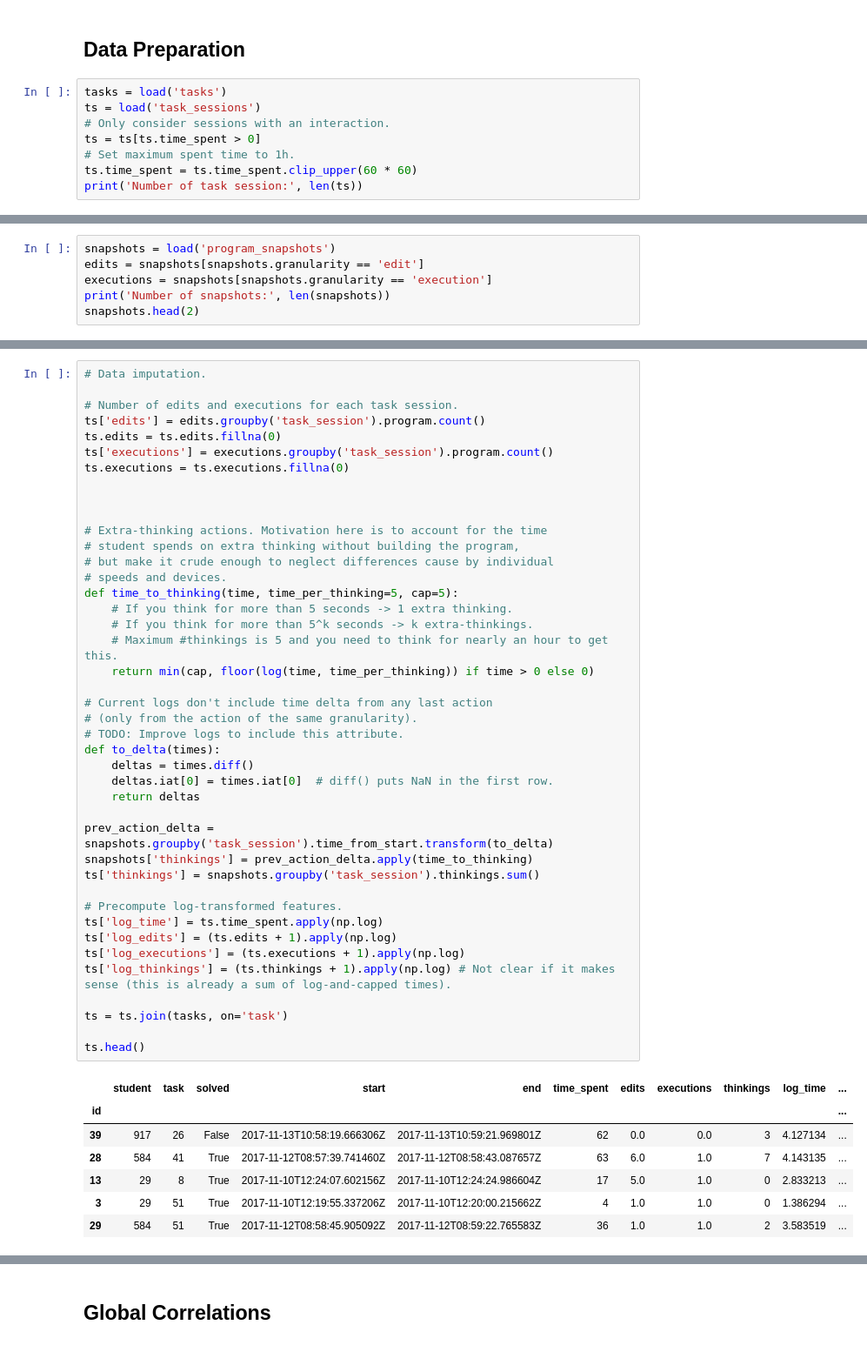
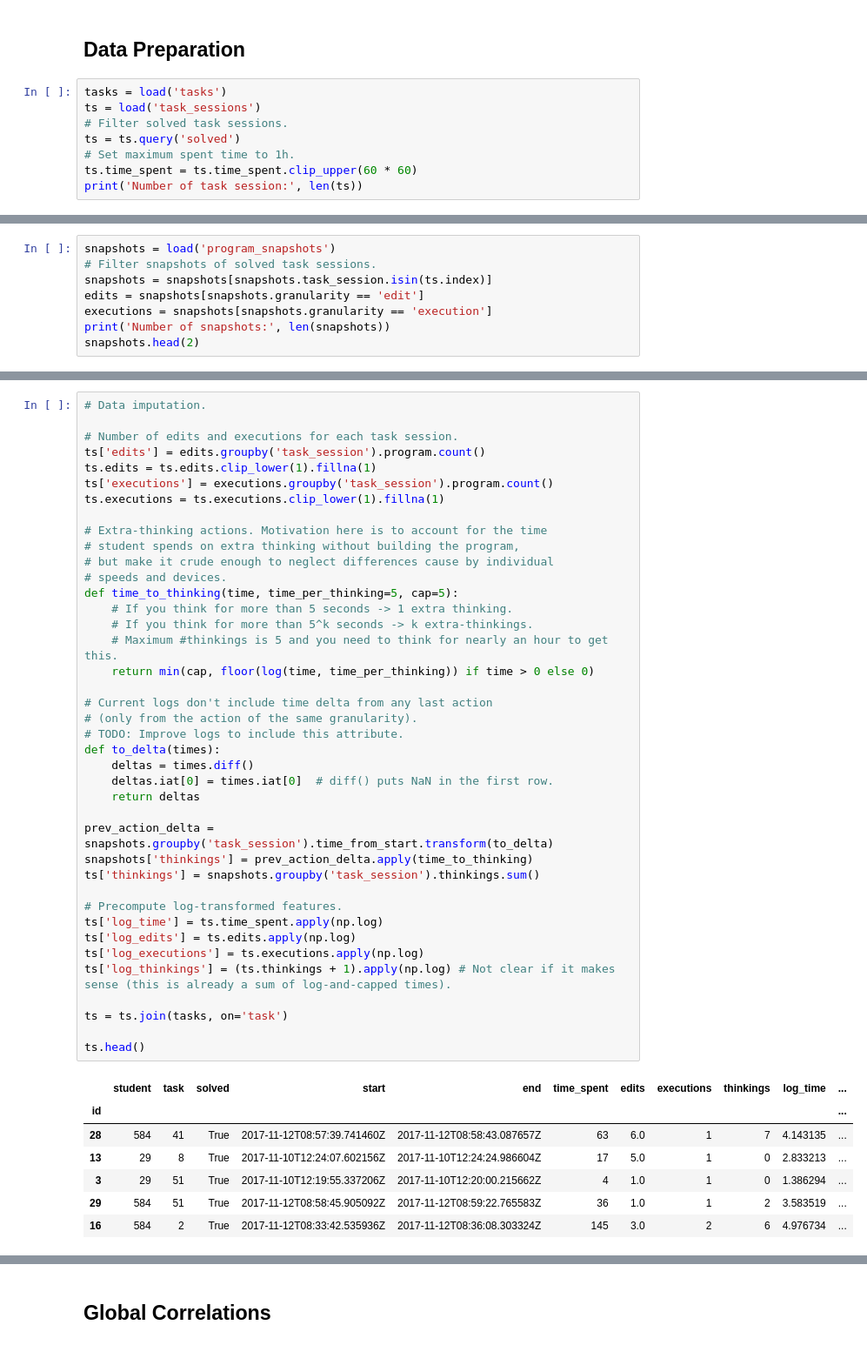
Before and after one commit to adaptive-learning/adaptive-learning-research, a Jupyter notebook: analysis/performance/input_data_correlation.ipynb, the cells around one changed output, grey strips where cells are left out. Shown: that part at 87% size. Cells and saved outputs as stored; diff of their text form.

```diff
--- a/analysis/performance/input_data_correlation.ipynb
+++ b/analysis/performance/input_data_correlation.ipynb
@@ -72,8 +70,8 @@ def load(name):
 # %%
 tasks = load('tasks')
 ts = load('task_sessions')
-# Only consider sessions with an interaction.
-ts = ts[ts.time_spent > 0]
+# Filter solved task sessions.
+ts = ts.query('solved')
 # Set maximum spent time to 1h.
 ts.time_spent = ts.time_spent.clip_upper(60 * 60)
 print('Number of task session:', len(ts))
@@ -82,5 +80,7 @@ Number of task session: 57916
 # %%
 snapshots = load('program_snapshots')
+# Filter snapshots of solved task sessions.
+snapshots = snapshots[snapshots.task_session.isin(ts.index)]
 edits = snapshots[snapshots.granularity == 'edit']
 executions = snapshots[snapshots.granularity == 'execution']
 print('Number of snapshots:', len(snapshots))
@@ -96,51 +96,49 @@ Number of snapshots: 967745
 
 # Number of edits and executions for each task session.
 ts['edits'] = edits.groupby('task_session').program.count()
-ts.edits = ts.edits.fillna(0)
+ts.edits = ts.edits.clip_lower(1).fillna(1)
 ts['executions'] = executions.groupby('task_session').program.count()
-ts.executions = ts.executions.fillna(0)
-
-
+ts.executions = ts.executions.clip_lower(1).fillna(1)
 
 # Extra-thinking actions. Motivation here is to account for the time
 # student spends on extra thinking without building the program,
 # but make it crude enough to neglect differences cause by individual
 # speeds and devices.
 def time_to_thinking(time, time_per_thinking=5, cap=5):
     # If you think for more than 5 seconds -> 1 extra thinking.
     # If you think for more than 5^k seconds -> k extra-thinkings.
     # Maximum #thinkings is 5 and you need to think for nearly an hour to get this.
     return min(cap, floor(log(time, time_per_thinking)) if time > 0 else 0)
 
 # Current logs don't include time delta from any last action
 # (only from the action of the same granularity).
 # TODO: Improve logs to include this attribute.
 def to_delta(times):
     deltas = times.diff()
     deltas.iat[0] = times.iat[0]  # diff() puts NaN in the first row.
     return deltas
 
 prev_action_delta = snapshots.groupby('task_session').time_from_start.transform(to_delta)
 snapshots['thinkings'] = prev_action_delta.apply(time_to_thinking)
 ts['thinkings'] = snapshots.groupby('task_session').thinkings.sum()
 
 # Precompute log-transformed features.
 ts['log_time'] = ts.time_spent.apply(np.log)
-ts['log_edits'] = (ts.edits + 1).apply(np.log)
-ts['log_executions'] = (ts.executions + 1).apply(np.log)
+ts['log_edits'] = ts.edits.apply(np.log)
+ts['log_executions'] = ts.executions.apply(np.log)
 ts['log_thinkings'] = (ts.thinkings + 1).apply(np.log) # Not clear if it makes sense (this is already a sum of log-and-capped times).
 
 ts = ts.join(tasks, on='task')
 
 ts.head()
 # %% [output]
 |  | student | task | solved | start | end | time_spent | edits | executions | thinkings | log_time | ... |
 | id |  |  |  |  |  |  |  |  |  |  | ... |
-| 39 | 917 | 26 | False | 2017-11-13T10:58:19.666306Z | 2017-11-13T10:59:21.969801Z | 62 | 0.0 | 0.0 | 3 | 4.127134 | ... |
-| 28 | 584 | 41 | True | 2017-11-12T08:57:39.741460Z | 2017-11-12T08:58:43.087657Z | 63 | 6.0 | 1.0 | 7 | 4.143135 | ... |
-| 13 | 29 | 8 | True | 2017-11-10T12:24:07.602156Z | 2017-11-10T12:24:24.986604Z | 17 | 5.0 | 1.0 | 0 | 2.833213 | ... |
-| 3 | 29 | 51 | True | 2017-11-10T12:19:55.337206Z | 2017-11-10T12:20:00.215662Z | 4 | 1.0 | 1.0 | 0 | 1.386294 | ... |
-| 29 | 584 | 51 | True | 2017-11-12T08:58:45.905092Z | 2017-11-12T08:59:22.765583Z | 36 | 1.0 | 1.0 | 2 | 3.583519 | ... |
+| 28 | 584 | 41 | True | 2017-11-12T08:57:39.741460Z | 2017-11-12T08:58:43.087657Z | 63 | 6.0 | 1 | 7 | 4.143135 | ... |
+| 13 | 29 | 8 | True | 2017-11-10T12:24:07.602156Z | 2017-11-10T12:24:24.986604Z | 17 | 5.0 | 1 | 0 | 2.833213 | ... |
+| 3 | 29 | 51 | True | 2017-11-10T12:19:55.337206Z | 2017-11-10T12:20:00.215662Z | 4 | 1.0 | 1 | 0 | 1.386294 | ... |
+| 29 | 584 | 51 | True | 2017-11-12T08:58:45.905092Z | 2017-11-12T08:59:22.765583Z | 36 | 1.0 | 1 | 2 | 3.583519 | ... |
+| 16 | 584 | 2 | True | 2017-11-12T08:33:42.535936Z | 2017-11-12T08:36:08.303324Z | 145 | 3.0 | 2 | 6 | 4.976734 | ... |
 5 rows × 22 columns
 # %%
 # Verify that thinkigs have a reasonable distribution
```
Also changed, not shown: parts of 16 cells of this notebook.
